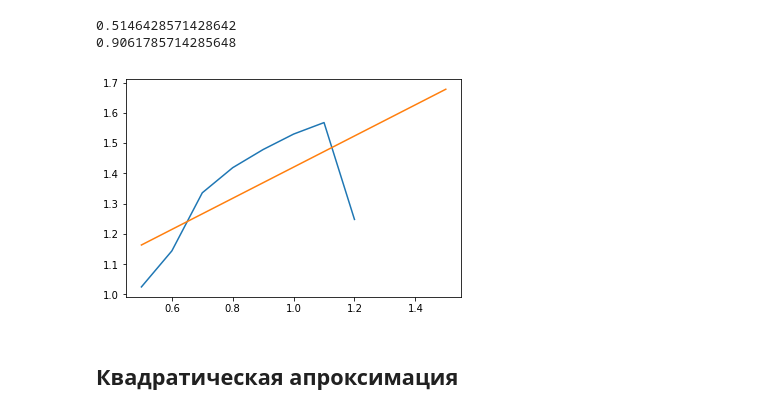
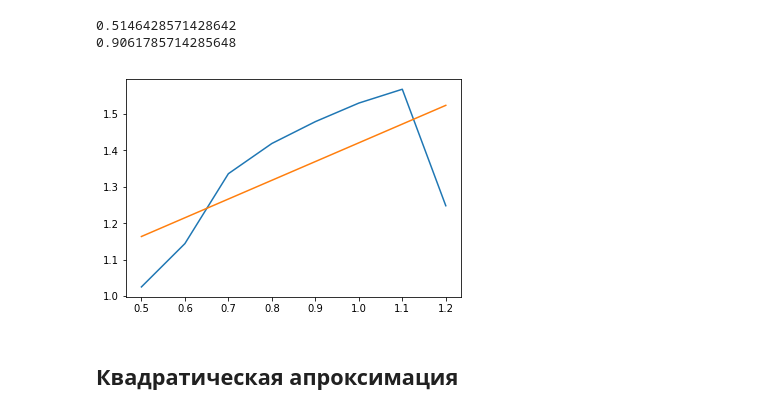
Before and after one commit to YarrDOpanas/uData, a Jupyter notebook: Math Pro/Approximation.ipynb, the cells around one changed output. Drawn from its saved outputs; the diff is of its cells as text; code cells hidden in the pictures.

```diff
--- a/Math Pro/Approximation.ipynb
+++ b/Math Pro/Approximation.ipynb
@@ -24,12 +24,12 @@ print(b)
 0.5146428571428642
 0.9061785714285648
 # %%
-x = np.linspace(0.5, 1.5, 100)
+
 y = a*x + b
 plt.plot(X, Y, x, y)
 plt.show()
 # %% [output]
-[figure, old version]
+[figure, new version]
 # %% [markdown]
 ## Квадратическая апроксимация
 # %%
```
Also changed, not shown: parts of 1 cell of this notebook, 2 other files.
